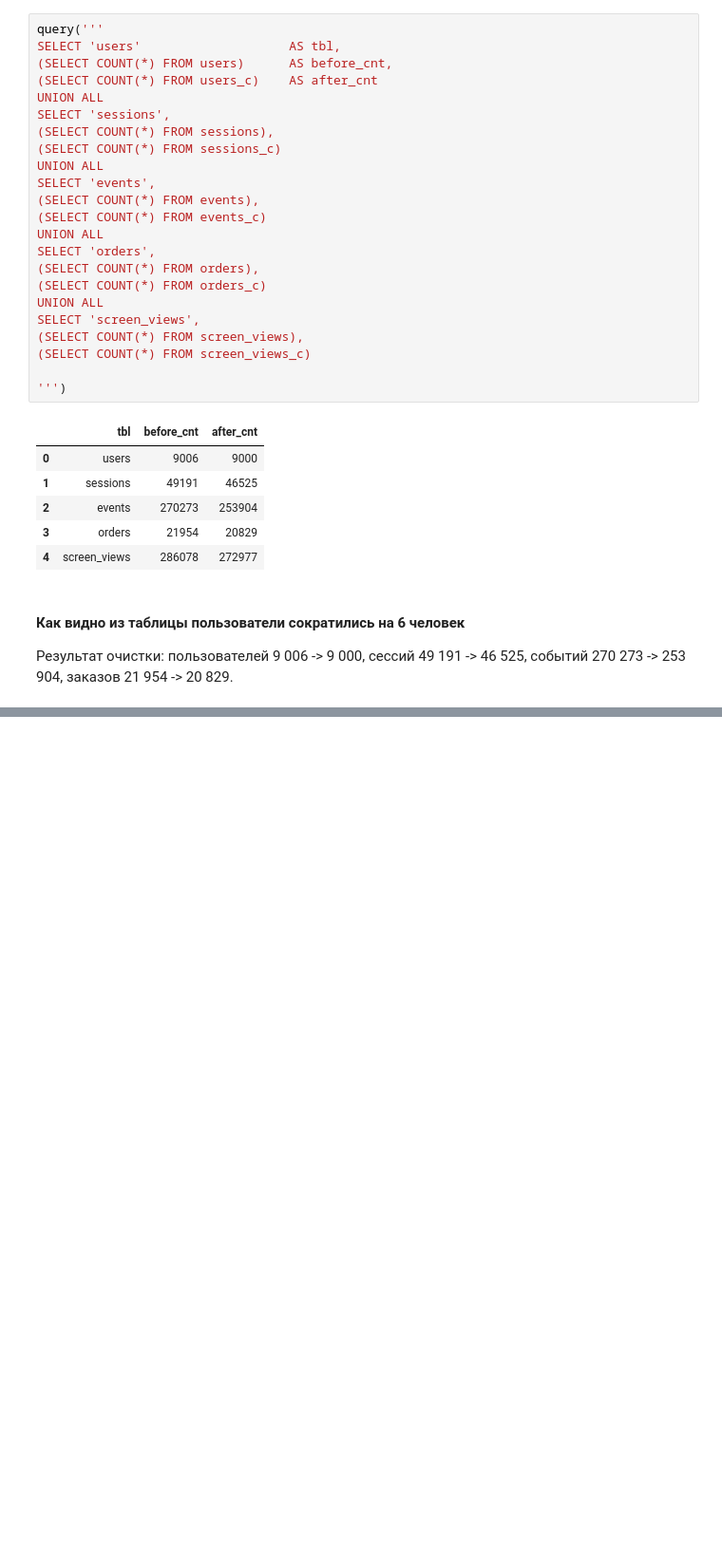
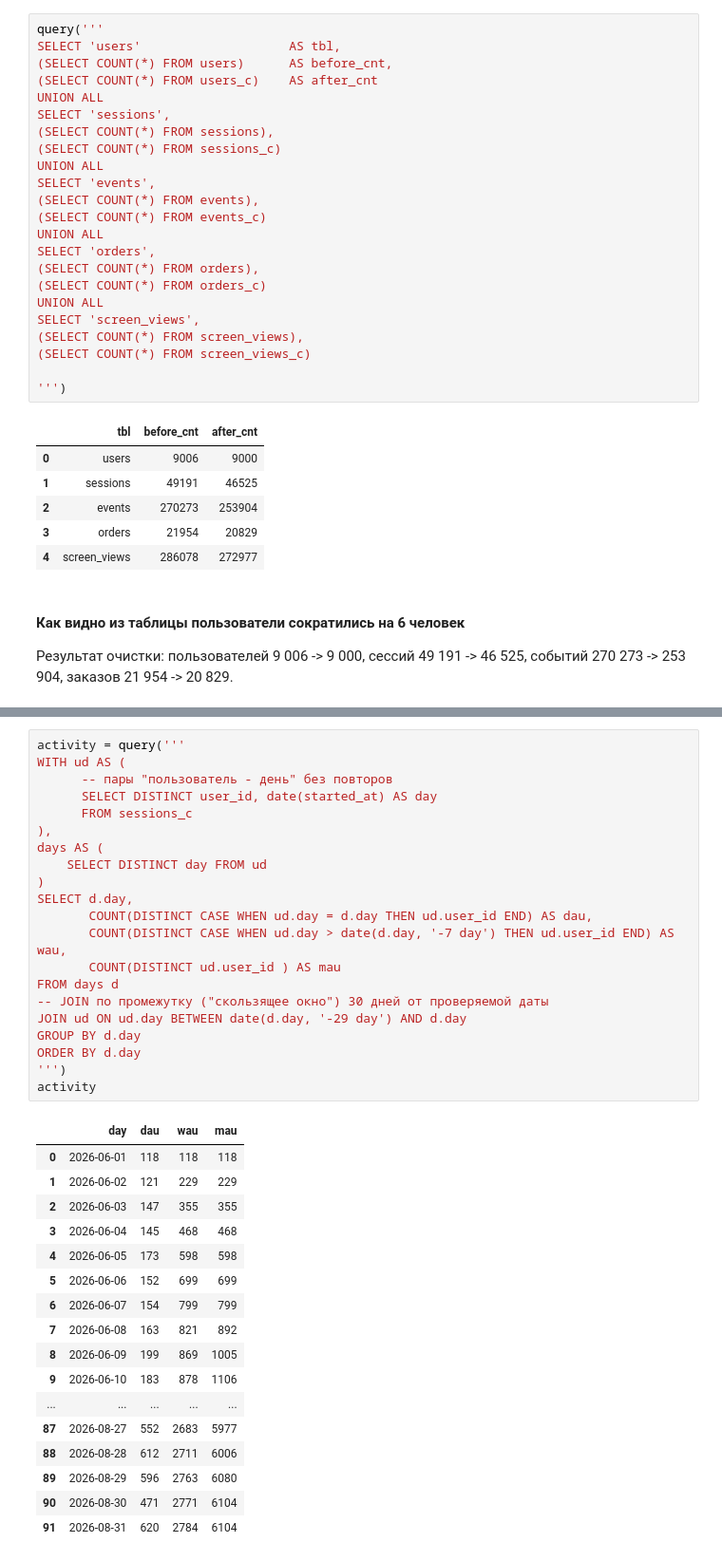
Before and after one commit to AltermaRRinuz/tezgo-product-analytics, a Jupyter notebook: notebooks/analysis.ipynb, the cells around one changed output, grey strips where cells are left out. Shown at 95% size. Drawn from its saved outputs; the diff is of its cells as text; blank space fills up the shorter version.

```diff
--- a/notebooks/analysis.ipynb
+++ b/notebooks/analysis.ipynb
@@ -842,0 +858,39 @@ SELECT 'screen_views',
+# %%
+activity = query('''
+WITH ud AS (
+      -- пары "пользователь - день" без повторов
+      SELECT DISTINCT user_id, date(started_at) AS day
+      FROM sessions_c
+),
+days AS (
+    SELECT DISTINCT day FROM ud
+)
+SELECT d.day,
+       COUNT(DISTINCT CASE WHEN ud.day = d.day THEN ud.user_id END) AS dau,
+       COUNT(DISTINCT CASE WHEN ud.day > date(d.day, '-7 day') THEN ud.user_id END) AS wau,
+       COUNT(DISTINCT ud.user_id ) AS mau
+FROM days d
+-- JOIN по промежутку ("скользящее окно") 30 дней от проверяемой даты
+JOIN ud ON ud.day BETWEEN date(d.day, '-29 day') AND d.day
+GROUP BY d.day
+ORDER BY d.day
+''')
+activity
+# %% [output]
+|  | day | dau | wau | mau |
+| 0 | 2026-06-01 | 118 | 118 | 118 |
+| 1 | 2026-06-02 | 121 | 229 | 229 |
+| 2 | 2026-06-03 | 147 | 355 | 355 |
+| 3 | 2026-06-04 | 145 | 468 | 468 |
+| 4 | 2026-06-05 | 173 | 598 | 598 |
+| 5 | 2026-06-06 | 152 | 699 | 699 |
+| 6 | 2026-06-07 | 154 | 799 | 799 |
+| 7 | 2026-06-08 | 163 | 821 | 892 |
+| 8 | 2026-06-09 | 199 | 869 | 1005 |
+| 9 | 2026-06-10 | 183 | 878 | 1106 |
+| ... | ... | ... | ... | ... |
+| 87 | 2026-08-27 | 552 | 2683 | 5977 |
+| 88 | 2026-08-28 | 612 | 2711 | 6006 |
+| 89 | 2026-08-29 | 596 | 2763 | 6080 |
+| 90 | 2026-08-30 | 471 | 2771 | 6104 |
+| 91 | 2026-08-31 | 620 | 2784 | 6104 |
```
Also changed, not shown: parts of 7 cells of this notebook, 2 other files.
